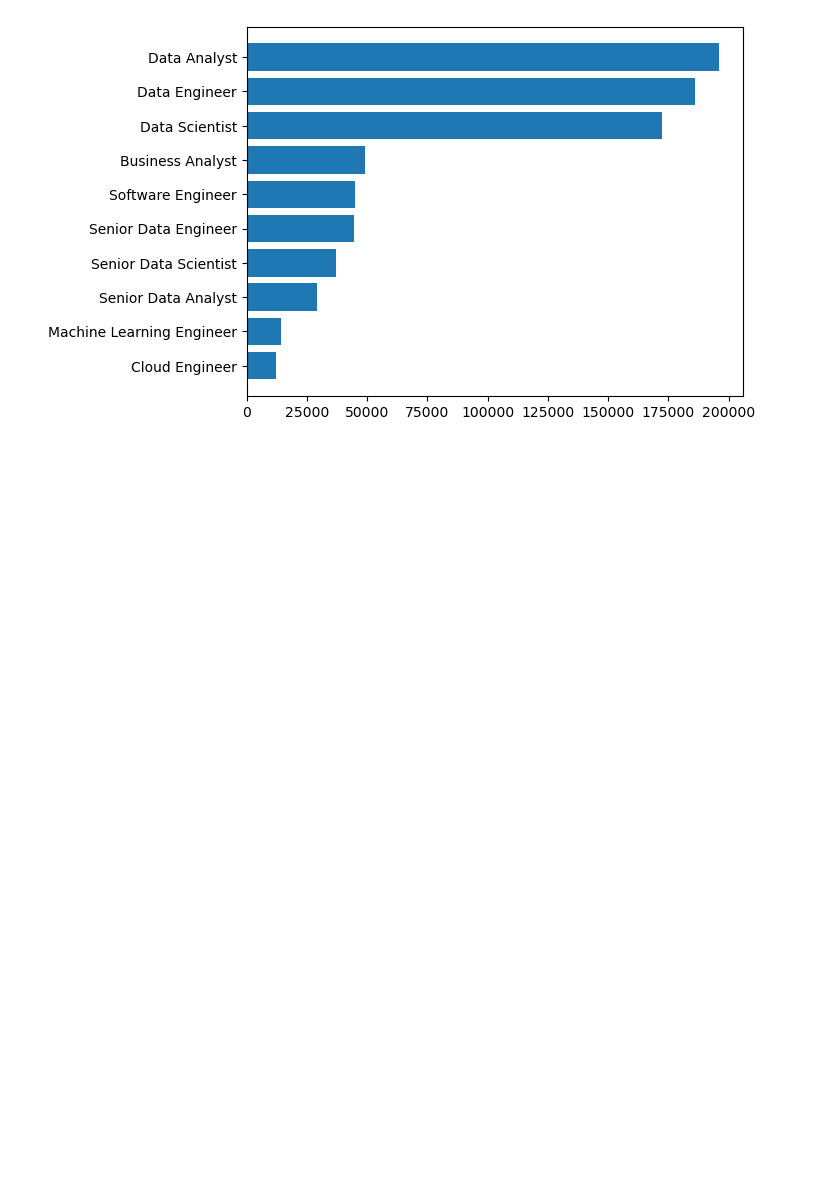
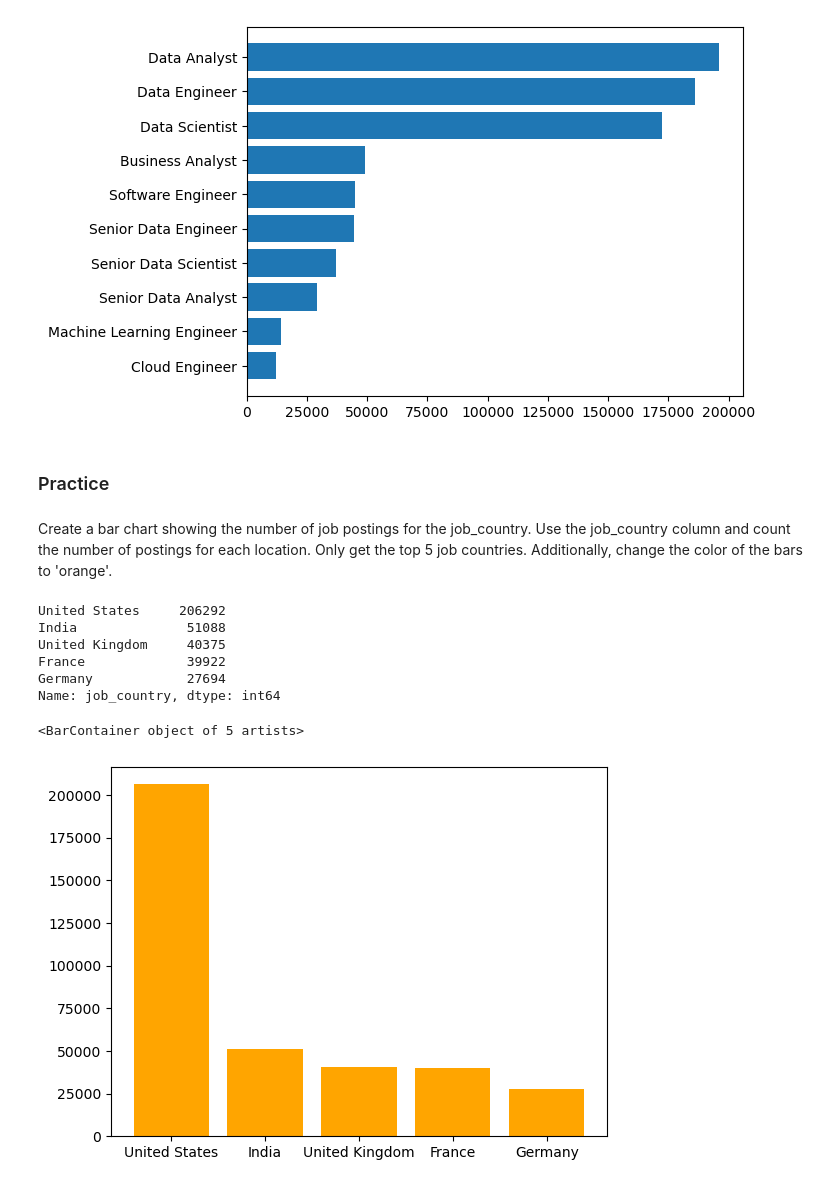
Before and after one commit to Dannie-h/Python-for-Data-Analysis, a Jupyter notebook: 21_Matplotlib.ipynb, the cells around one changed output. Drawn from its saved outputs; the diff is of its cells as text; code cells hidden in the pictures; blank space fills up the shorter version.

```diff
--- a/21_Matplotlib.ipynb
+++ b/21_Matplotlib.ipynb
@@ -274,3 +274,23 @@ plt.barh(job_counts.index, job_counts)
 # %% [output]
 <BarContainer object of 10 artists>
 [figure]
+# %% [markdown]
+### Practice
+# %% [markdown]
+Create a bar chart showing the number of job postings for the job_country. Use the job_country column and count the number of postings for each location. Only get the top 5 job countries. Additionally, change the color of the bars to 'orange'.
+# %%
+job_country_count = df.job_country.value_counts().head(5)
+# %%
+job_country_count
+# %% [output]
+United States     206292
+India              51088
+United Kingdom     40375
+France             39922
+Germany            27694
+Name: job_country, dtype: int64
+# %%
+plt.bar(job_country_count.index, job_country_count, color = 'orange')
+# %% [output]
+<BarContainer object of 5 artists>
+[figure, added]
```
Also changed, not shown: parts of 21 cells of this notebook.
